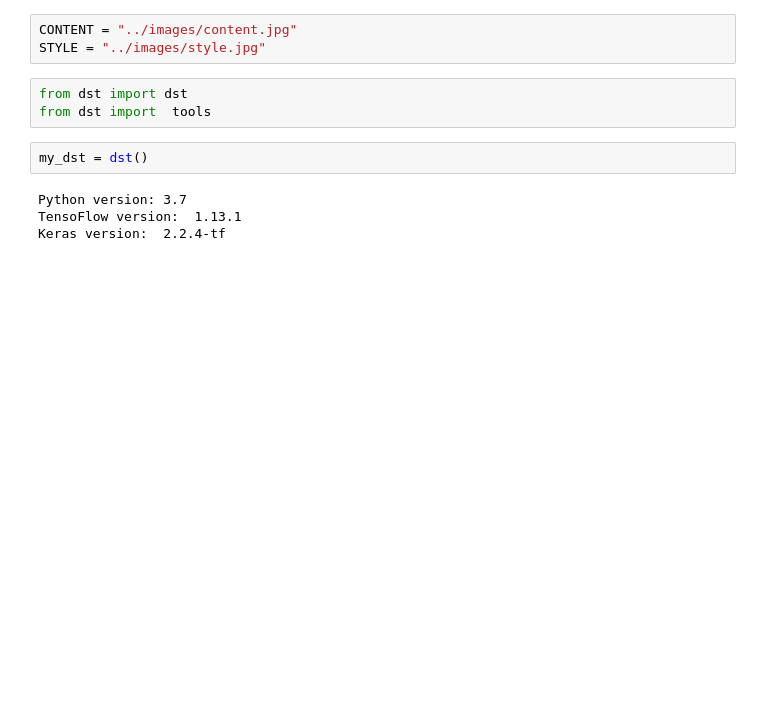
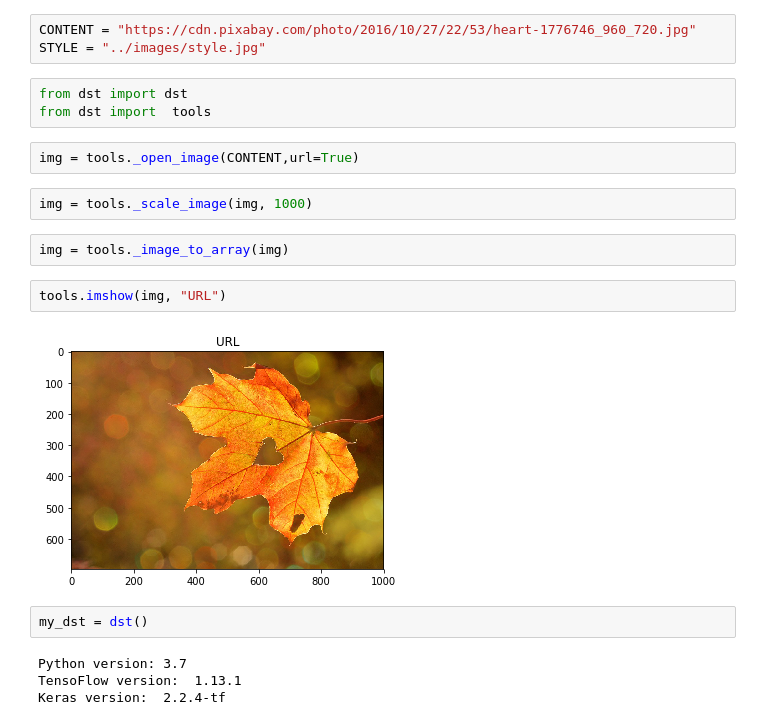
Before and after one commit to MartinEliasQ/DeepStyleTransfer, a Jupyter notebook: notebooks/Untitled.ipynb, the cells around one changed output. Cells and saved outputs as stored; diff of their text form; blank space fills up the shorter version.

Commit message:
Add funtion: open image from url and get model.

```diff
--- a/notebooks/Untitled.ipynb
+++ b/notebooks/Untitled.ipynb
@@ -2,11 +2,21 @@
 import sys
 sys.path.append("..")
 # %%
-CONTENT = "../images/content.jpg"
+CONTENT = "https://cdn.pixabay.com/photo/2016/10/27/22/53/heart-1776746_960_720.jpg"
 STYLE = "../images/style.jpg"
 # %%
 from dst import dst
 from dst import  tools
+# %%
+img = tools._open_image(CONTENT,url=True)
+# %%
+img = tools._scale_image(img, 1000)
+# %%
+img = tools._image_to_array(img)
+# %%
+tools.imshow(img, "URL")
+# %% [output]
+[figure, added]
 # %%
 my_dst = dst()
 # %% [output]
```
Also changed, not shown: 4 other files.
